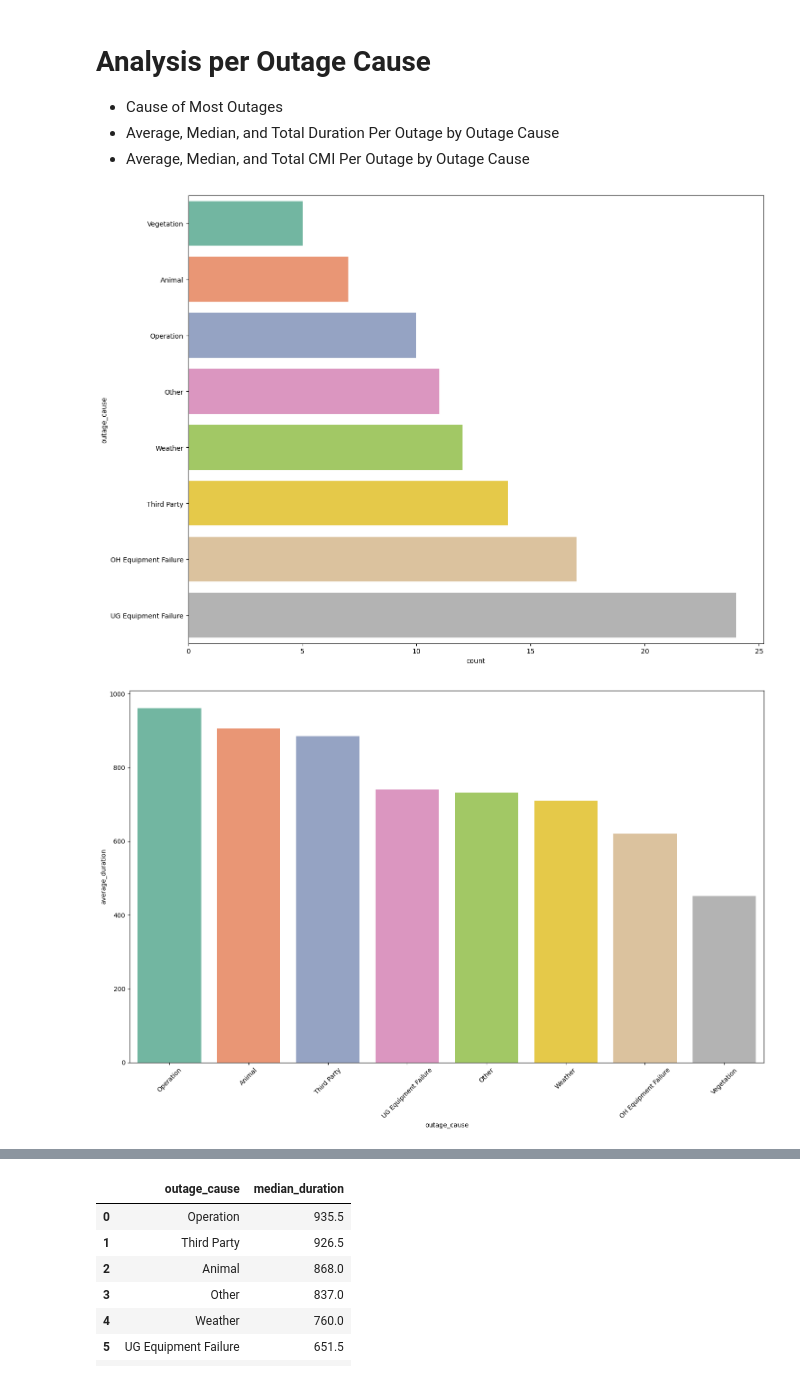
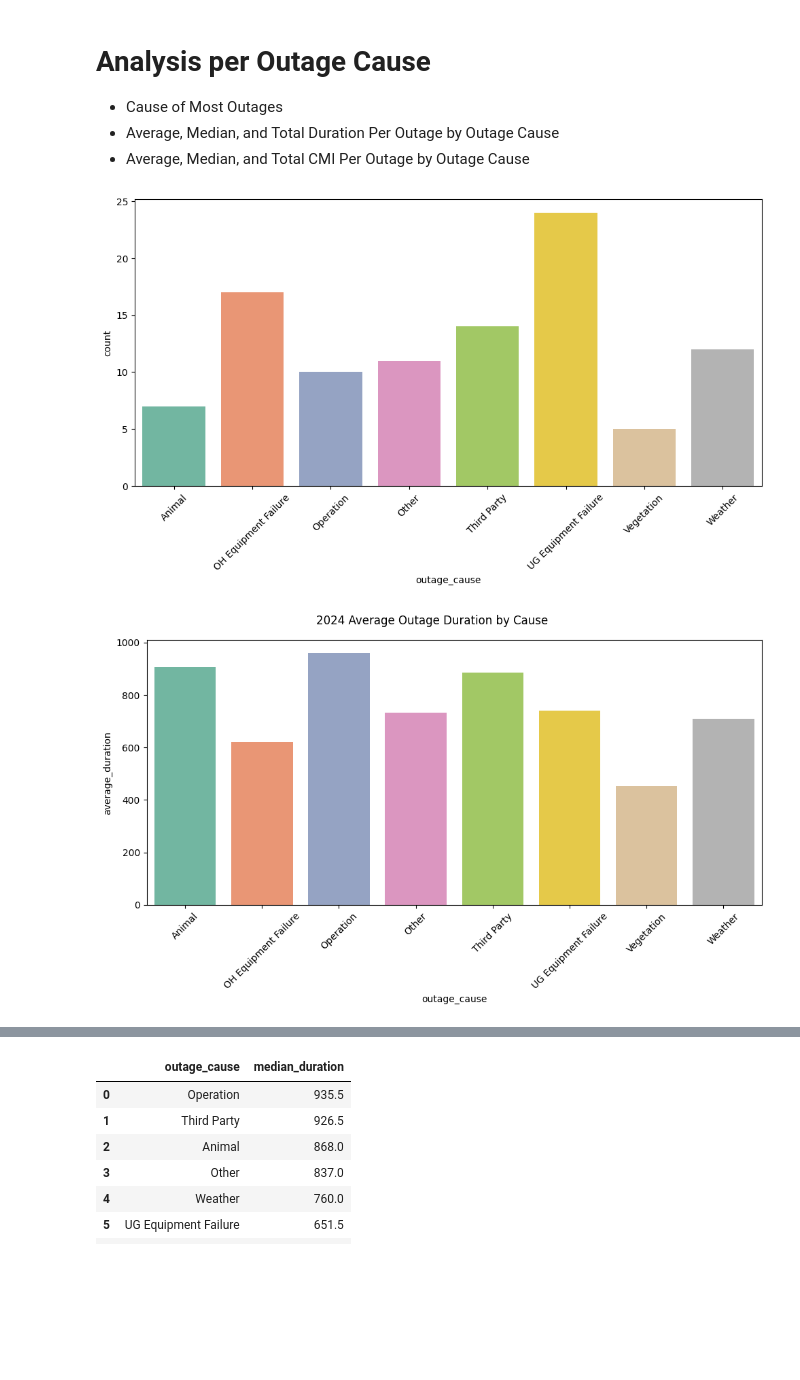
Before and after one commit to GerardoG2/ITC-2025, a Jupyter notebook: circuit-outage-analysis.ipynb, the cells around one changed output, grey strips where cells are left out. Drawn from its saved outputs; the diff is of its cells as text; code cells hidden in the pictures; blank space fills up the shorter version.

Commit message:
reformatted all plots to have consisten color scheme and scale relative to category

```diff
--- a/circuit-outage-analysis.ipynb
+++ b/circuit-outage-analysis.ipynb
@@ -392,23 +394,24 @@ plt.show()
 # %%
 # top outage causes
 
 top_outage_causes_2024 = (
     df
     .groupby("outage_cause")
     .size()
     .reset_index(name="count")
-    .sort_values(by='count', ascending = True)
+    .sort_values(by='outage_cause', ascending = True)
     .reset_index(drop=True)
 )
 
 # top_outage_causes_2024
 
-plt.figure(figsize=(14,10))
+plt.figure(figsize=(10,6))
 
-sns.barplot(top_outage_causes_2024, x = 'count', y = 'outage_cause', hue = 'outage_cause', palette = 'Set2', legend=False)
+sns.barplot(top_outage_causes_2024, x = 'outage_cause', y = 'count', hue = 'outage_cause', palette = 'Set2', legend=False)
+plt.tick_params(rotation = 45, axis = 'x')
 plt.tight_layout()
 # %% [output]
-[figure, old version]
+[figure, new version]
 # %%
 #  Outage Cause Average Duration Per Outage - 2024
 outage_cause_avg_duration = (
@@ -416,10 +419,10 @@ outage_cause_avg_duration = (
     .groupby('outage_cause')['outage_duration']
     .mean()
     .reset_index(name='average_duration')
-    .sort_values(by='average_duration', ascending = False)
+    .sort_values(by='outage_cause', ascending = True)
     .reset_index(drop=True)
 )
-plt.figure(figsize = (15,10))
+plt.figure(figsize = (10,6))
 sns.barplot(
     data = outage_cause_avg_duration,
     x = 'outage_cause',
@@ -428,9 +431,10 @@ sns.barplot(
     palette = 'Set2'
 )
 plt.tick_params(axis = 'x', rotation = 45)
+plt.suptitle('2024 Average Outage Duration by Cause')
 plt.tight_layout()
 # %% [output]
-[figure, old version]
+[figure, new version]
 # %%
 # Average Duration of Outage per outage cause per region
 outage_cause_duration_by_region = (
```
Also changed, not shown: parts of 2 cells of this notebook.
